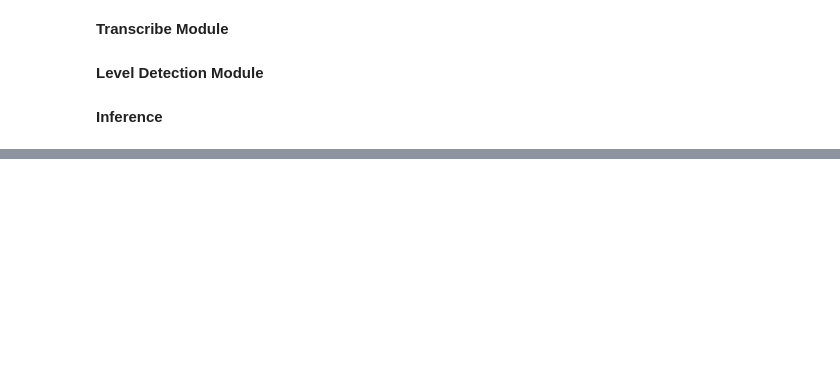
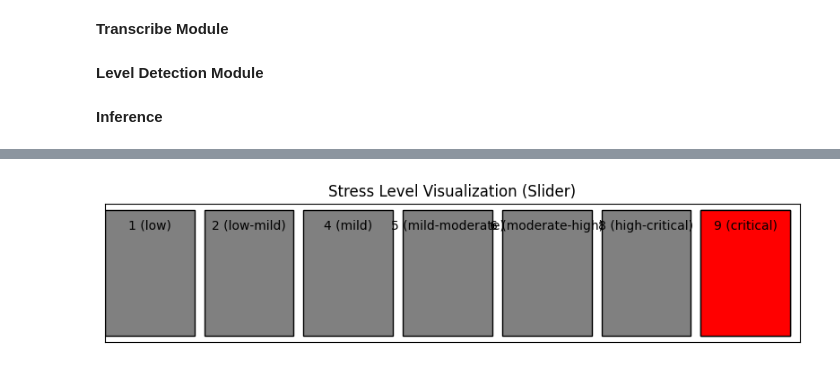
Before and after one commit to abs-sayem/stress_level_detection, a Jupyter notebook: test_model.ipynb, the cells around one changed output, grey strips where cells are left out. Drawn from its saved outputs; the diff is of its cells as text; code cells hidden in the pictures; blank space fills up the shorter version.

```diff
--- a/test_model.ipynb
+++ b/test_model.ipynb
@@ -211,0 +237,33 @@ if audio_file is not None:
+# %%
+def visualize_stress_level_slider(level_label, max_level=7):
+    # Get the numeric index of the stress level
+    if level_label not in level_indices:
+        raise ValueError(f"Invalid stress level label: {level_label}")
+
+    level_index = level_indices[level_label] + 1  # Convert to 1-based index
+    levels = list(label_mapping.values())  # List of all levels
+
+    fig, ax = plt.subplots(figsize=(10, 2))
+
+    # Create a horizontal bar for the slider
+    slider_width = 0.9 / max_level
+    for i in range(max_level):
+        ax.barh(0, slider_width, left=i / max_level, color='gray', edgecolor='black')
+    ax.barh(0, slider_width, left=(level_index - 1) / max_level, color='red', edgecolor='black')
+
+    # Add level labels
+    for i, label in enumerate(levels):
+        ax.text(i / max_level + slider_width / 2, 0.3, label, ha='center', va='center', fontsize=10)
+
+    ax.set_xlim(0, 1)
+    ax.set_yticks([])
+    ax.set_xticks([])
+    ax.set_title("Stress Level Visualization (Slider)")
+
+    plt.show()
+
+# Example usage
+stress_level = "9 (critical)"  # Replace this with your prediction
+visualize_stress_level_slider(stress_level)
+# %% [output]
+[figure, added]
```
Also changed, not shown: parts of 4 cells of this notebook.
